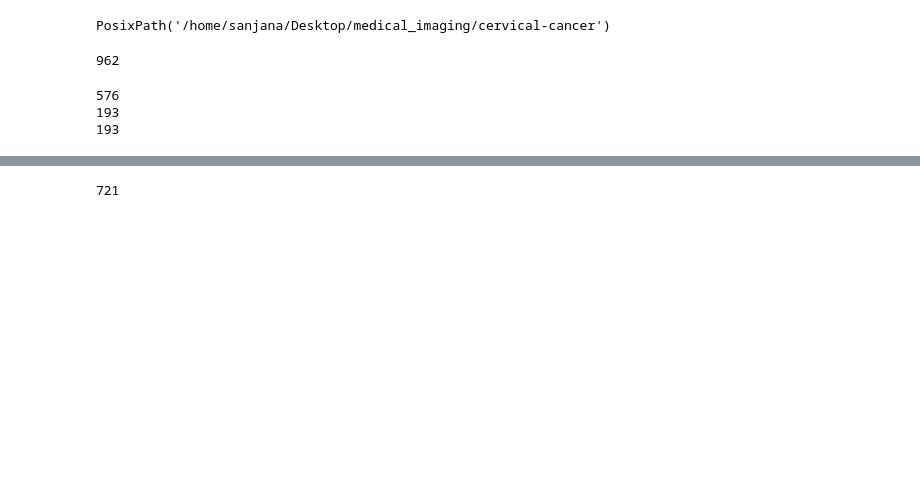
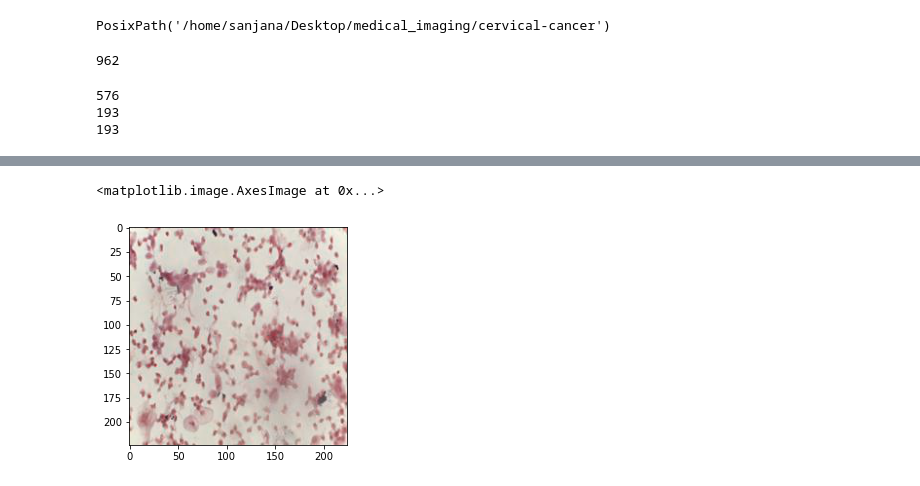
Before and after one commit to sanjana091001/Medical_Imaging, a Jupyter notebook: cerv_canc(MobileNet).ipynb, the cells around one changed output, grey strips where cells are left out. Saved outputs shown, nothing was run; the diff lists cells and outputs as text; code cells hidden in the pictures; blank space fills up the shorter version.

```diff
--- a/cerv_canc(MobileNet).ipynb
+++ b/cerv_canc(MobileNet).ipynb
@@ -157,4 +165,2 @@ model.evaluate(x_test_scaled, y_test)
 # %%
-len(x_train_scaled)
+preds=model.predict(x_test_scaled)
-# %% [output]
-721
@@ -160,0 +169,5 @@ len(x_train_scaled)
+# %%
+plt.imshow(x_test_scaled[3])
+# %% [output]
+<matplotlib.image.AxesImage at 0x...>
+[figure, added]
```
Also changed, not shown: parts of 11 cells of this notebook.
